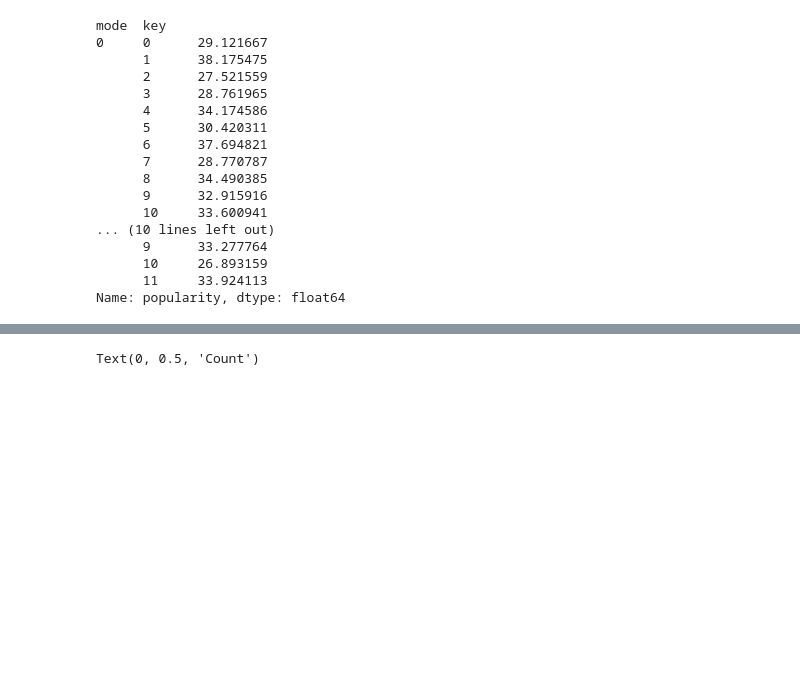
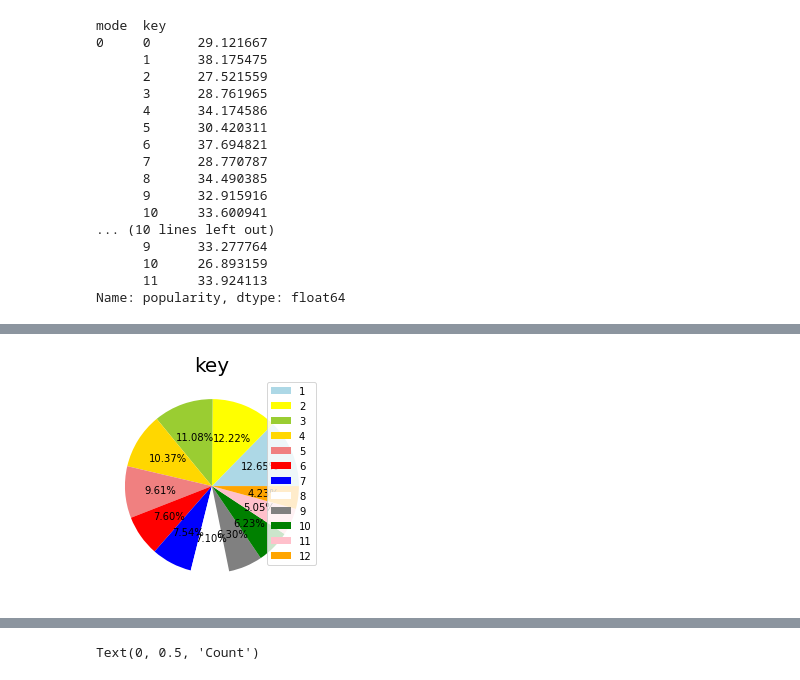
Before and after one commit to EinarUlzary/Spotify, a Jupyter notebook: firstStatisticalAnalysis.ipynb, the cells around one changed output, grey strips where cells are left out. Cells and saved outputs as stored; diff of their text form; code cells hidden in the pictures; blank space fills up the shorter version.

```diff
--- a/firstStatisticalAnalysis.ipynb
+++ b/firstStatisticalAnalysis.ipynb
@@ -83 +100,14 @@ Text(0, 0.5, 'Rate')
+# %%
+plt.pie(Spo_Clean_Data['key'].value_counts(),
+colors = ['lightblue', 'yellow' , 'yellowgreen', 'gold', 'lightcoral', 'red' ,'blue' , 'white' , 'gray' , 'green', 'pink', 'orange'],
+autopct = '%.2f%%',
+),
+plt.title('key', fontsize = 20)
+
+labels = ['1' , '2' , '3' , '4' , '5' , '6' , '7' , '8' , '9' , '10' , '11' ,'12']
+plt.legend(labels, loc="best")
+plt.axis('off')
+plt.show()
+# %% [output]
+[figure, added]
 # %%
```
Also changed, not shown: parts of 5 cells of this notebook, 3 other files.
